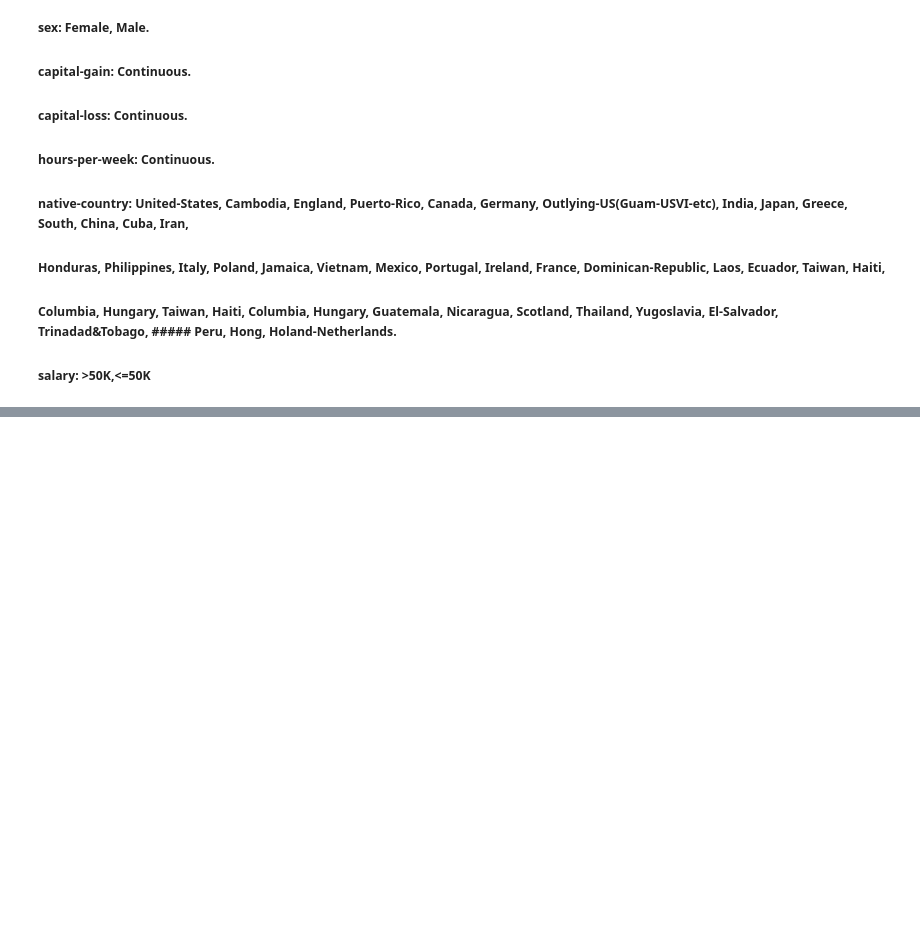
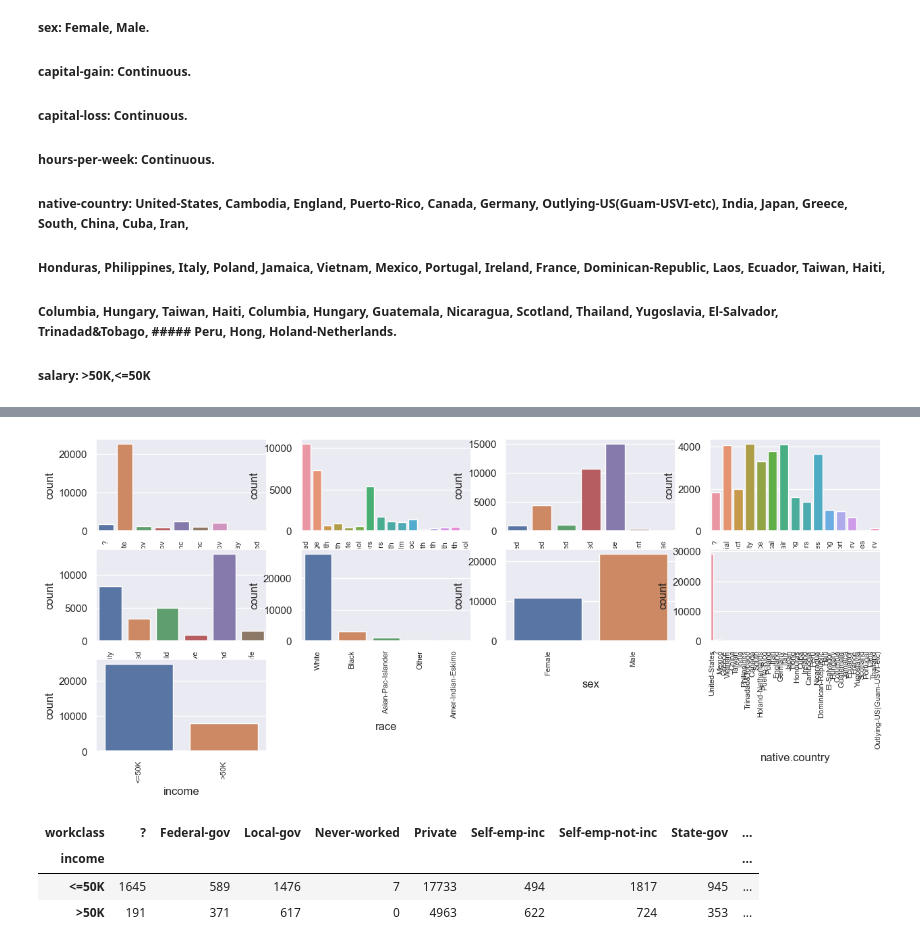
Before and after one commit to prabhat-dsc/Income-Prediction-System, a Jupyter notebook: data_preprocess.ipynb, the cells around one changed output, grey strips where cells are left out. Drawn from its saved outputs; the diff is of its cells as text; code cells hidden in the pictures; blank space fills up the shorter version.

```diff
--- a/data_preprocess.ipynb
+++ b/data_preprocess.ipynb
@@ -46,0 +95,5 @@ df
+# %%
+# saprate catigorical and numerical features
+
+catigorical_features = data.select_dtypes(include="object").columns
+numerical_features = data.select_dtypes(exclude="object").columns
@@ -46,0 +142,8 @@ df
+# %%
+# Finding unique values for each categorical features:
+
+for i in catigorical_features:
+    print(i ,data[i].unique())
+    print()
+    print("*"*50)
+    print()
@@ -46,0 +188,18 @@ df
+# %%
+catigorical_features
+sns.set(rc={"figure.figsize":(15,6)})
+for i in range(0,len(catigorical_features)):
+    plt.subplot(3,4,i+1)
+    sns.countplot(data,x=catigorical_features[i])
+    plt.xticks(size=8,rotation=90)
+    #plt.tight_layout()
+# %% [output]
+[figure, added]
+# %%
+sal=pd.crosstab(data['income'],data['workclass'])
+sal
+# %% [output]
+| workclass | ? | Federal-gov | Local-gov | Never-worked | Private | Self-emp-inc | Self-emp-not-inc | State-gov | ... |
+| income |  |  |  |  |  |  |  |  | ... |
+| <=50K | 1645 | 589 | 1476 | 7 | 17733 | 494 | 1817 | 945 | ... |
+| >50K | 191 | 371 | 617 | 0 | 4963 | 622 | 724 | 353 | ... |
```
Also changed, not shown: parts of 13 cells of this notebook, 6 other files.
